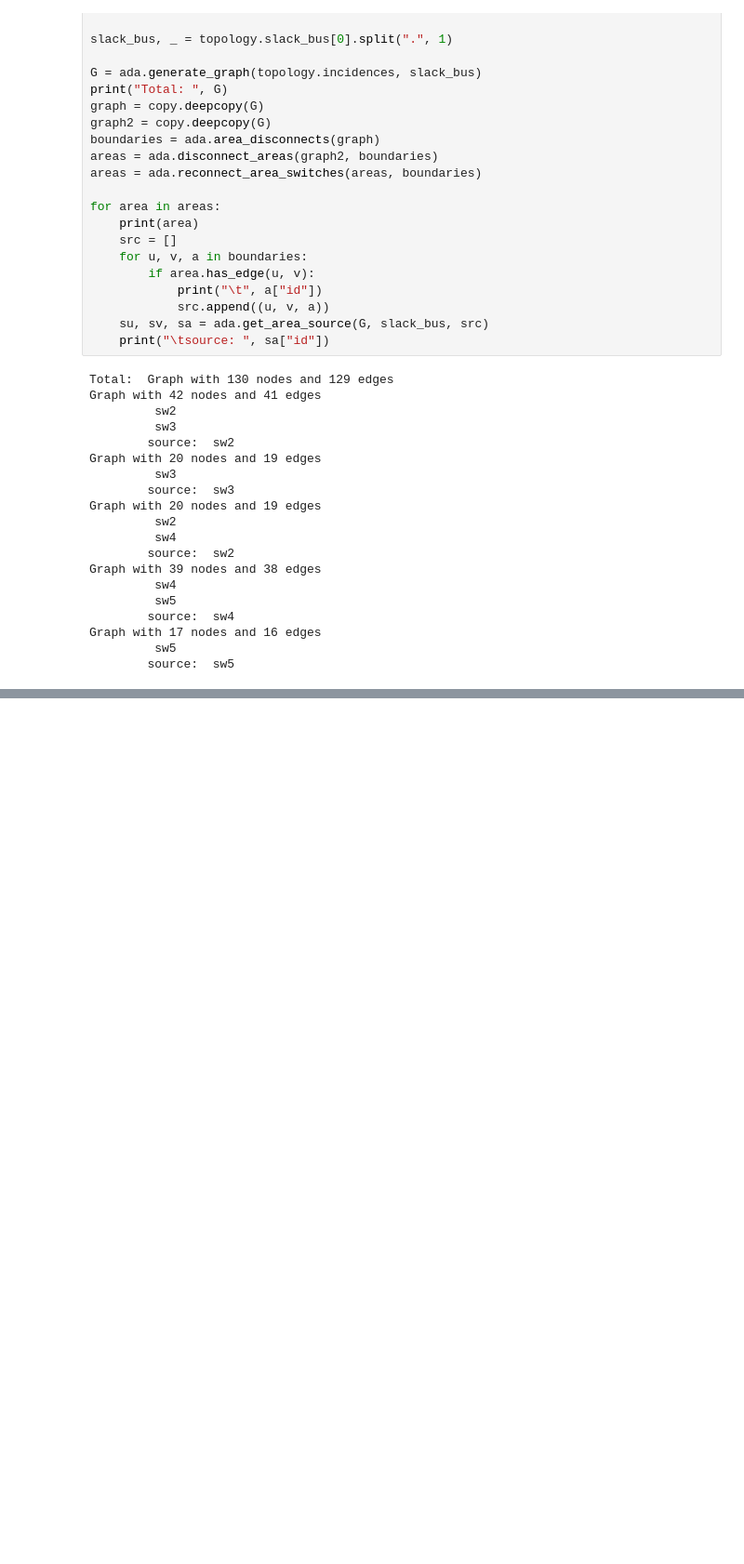
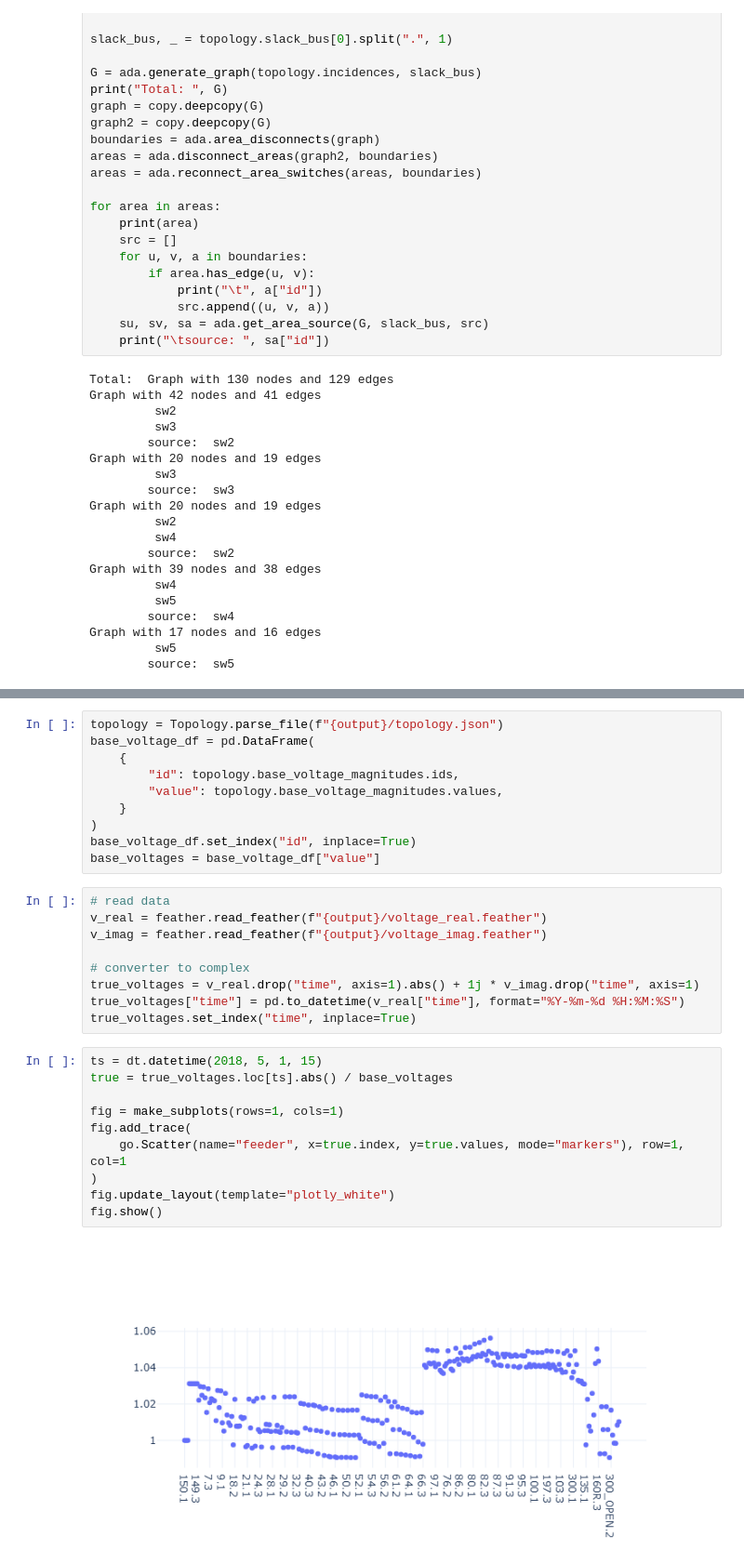
Before and after one commit to pnnl/oedisi_dopf, a Jupyter notebook: workflow_admm.ipynb, the cells around one changed output, grey strips where cells are left out. Shown at 93% size. Drawn from its saved outputs; the diff is of its cells as text; blank space fills up the shorter version.

Commit message:
fix: jupyter notebook workflow for output

```diff
--- a/workflow_admm.ipynb
+++ b/workflow_admm.ipynb
@@ -266,0 +143,31 @@ NameError: name 'SCENARIO' is not defined
+# %%
+topology = Topology.parse_file(f"{output}/topology.json")
+base_voltage_df = pd.DataFrame(
+    {
+        "id": topology.base_voltage_magnitudes.ids,
+        "value": topology.base_voltage_magnitudes.values,
+    }
+)
+base_voltage_df.set_index("id", inplace=True)
+base_voltages = base_voltage_df["value"]
+# %%
+# read data
+v_real = feather.read_feather(f"{output}/voltage_real.feather")
+v_imag = feather.read_feather(f"{output}/voltage_imag.feather")
+
+# converter to complex
+true_voltages = v_real.drop("time", axis=1).abs() + 1j * v_imag.drop("time", axis=1)
+true_voltages["time"] = pd.to_datetime(v_real["time"], format="%Y-%m-%d %H:%M:%S")
+true_voltages.set_index("time", inplace=True)
+# %%
+ts = dt.datetime(2018, 5, 1, 15)
+true = true_voltages.loc[ts].abs() / base_voltages
+
+fig = make_subplots(rows=1, cols=1)
+fig.add_trace(
+    go.Scatter(name="feeder", x=true.index, y=true.values, mode="markers"), row=1, col=1
+)
+fig.update_layout(template="plotly_white")
+fig.show()
+# %% [output]
+[figure, added]
```
Also changed, not shown: parts of 14 cells of this notebook, 6 other files.
